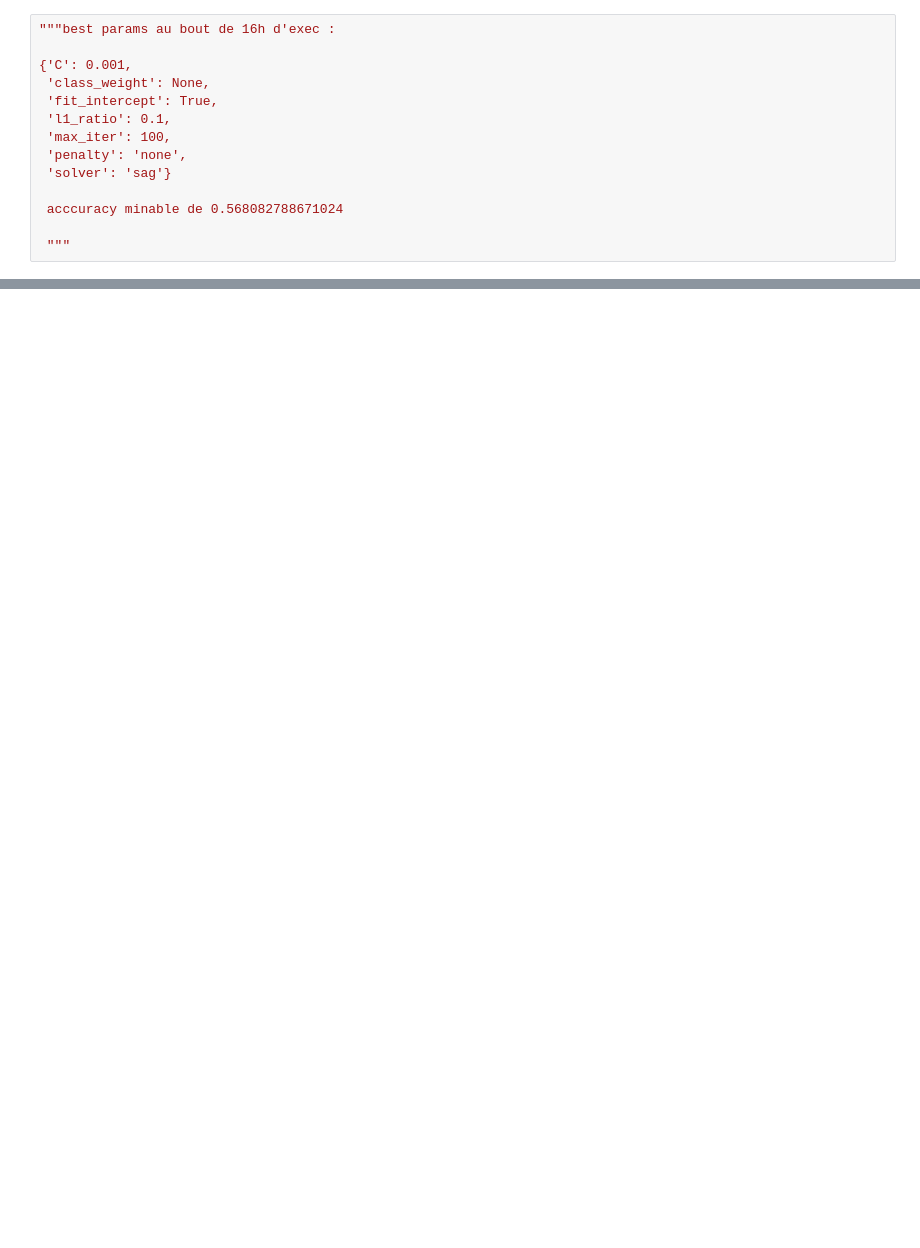
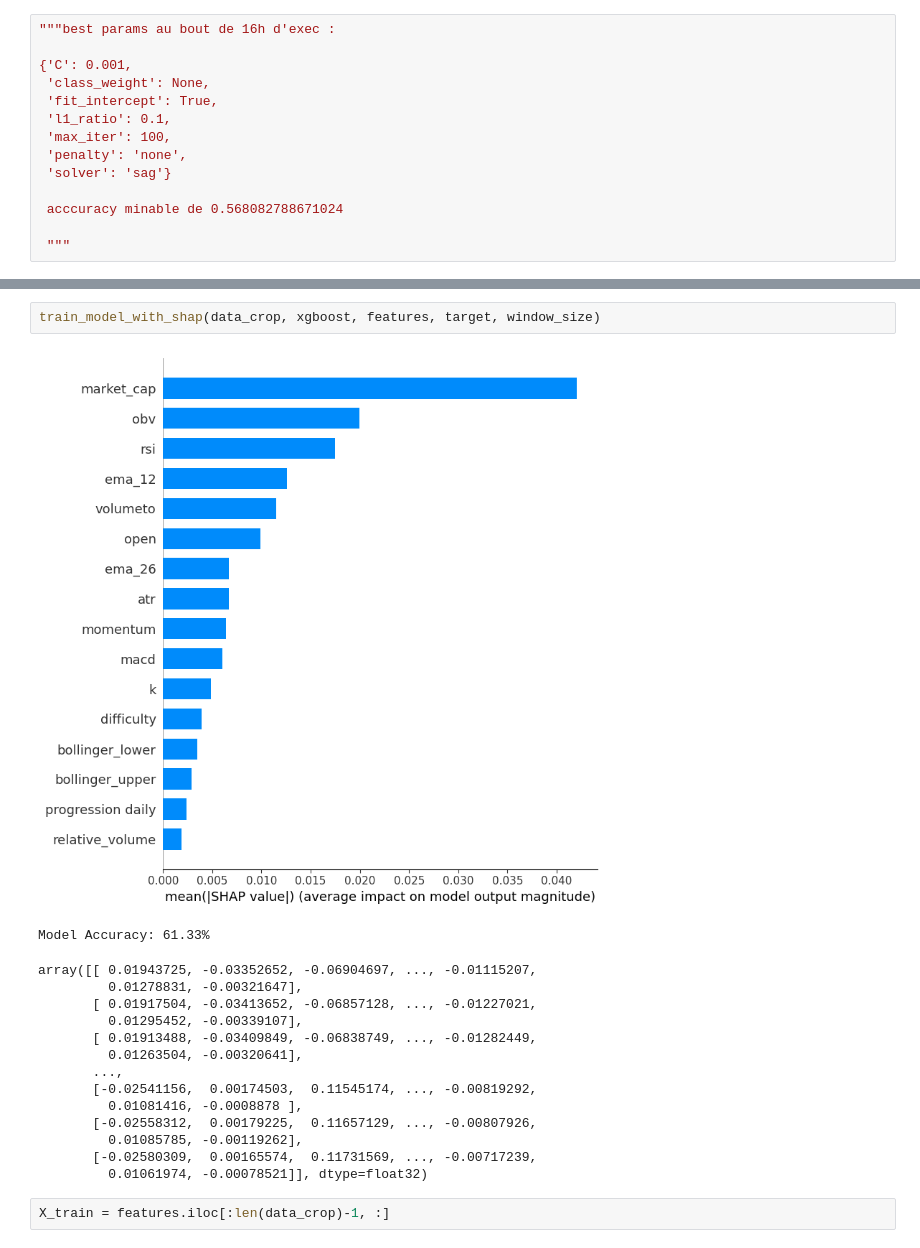
Before and after one commit to ThomasMeb/Alla2, a Jupyter notebook: tests.ipynb, the cells around one changed output, grey strips where cells are left out. Saved outputs shown, nothing was run; the diff lists cells and outputs as text; blank space fills up the shorter version.

```diff
--- a/tests.ipynb
+++ b/tests.ipynb
@@ -377,0 +494,20 @@ best_accuracy
+# %%
+train_model_with_shap(data_crop, xgboost, features, target, window_size)
+# %% [output]
+[figure, added]
+Model Accuracy: 61.33%
+array([[ 0.01943725, -0.03352652, -0.06904697, ..., -0.01115207,
+         0.01278831, -0.00321647],
+       [ 0.01917504, -0.03413652, -0.06857128, ..., -0.01227021,
+         0.01295452, -0.00339107],
+       [ 0.01913488, -0.03409849, -0.06838749, ..., -0.01282449,
+         0.01263504, -0.00320641],
+       ...,
+       [-0.02541156,  0.00174503,  0.11545174, ..., -0.00819292,
+         0.01081416, -0.0008878 ],
+       [-0.02558312,  0.00179225,  0.11657129, ..., -0.00807926,
+         0.01085785, -0.00119262],
+       [-0.02580309,  0.00165574,  0.11731569, ..., -0.00717239,
+         0.01061974, -0.00078521]], dtype=float32)
+# %%
+X_train = features.iloc[:len(data_crop)-1, :]
```
Also changed, not shown: parts of 30 cells of this notebook, 2 other files.
